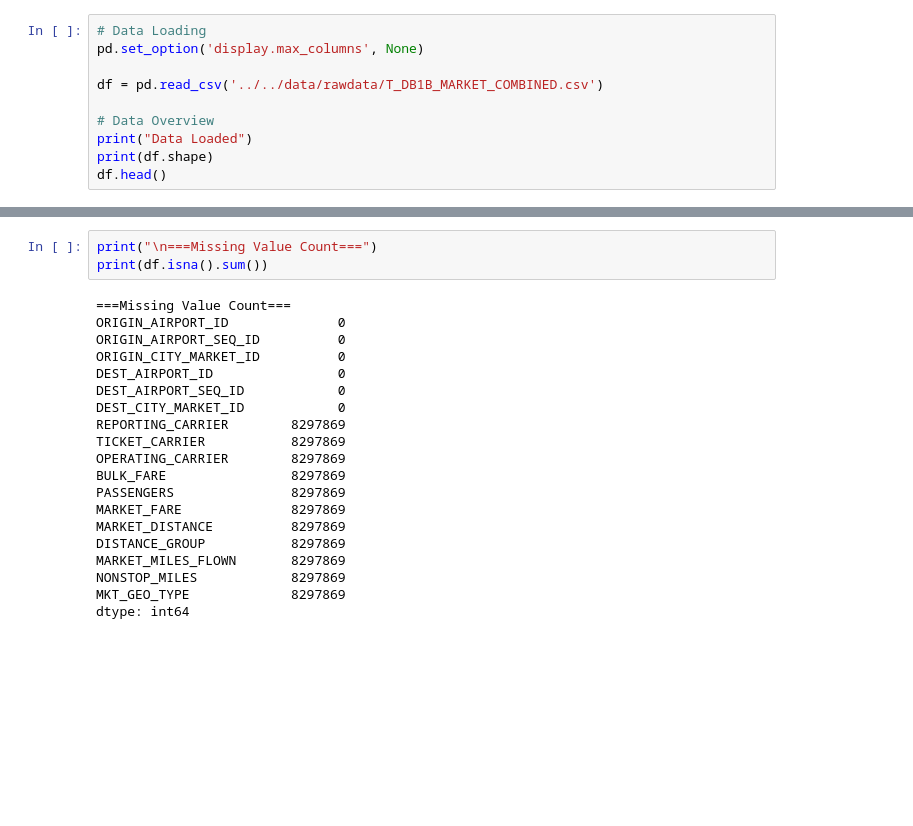
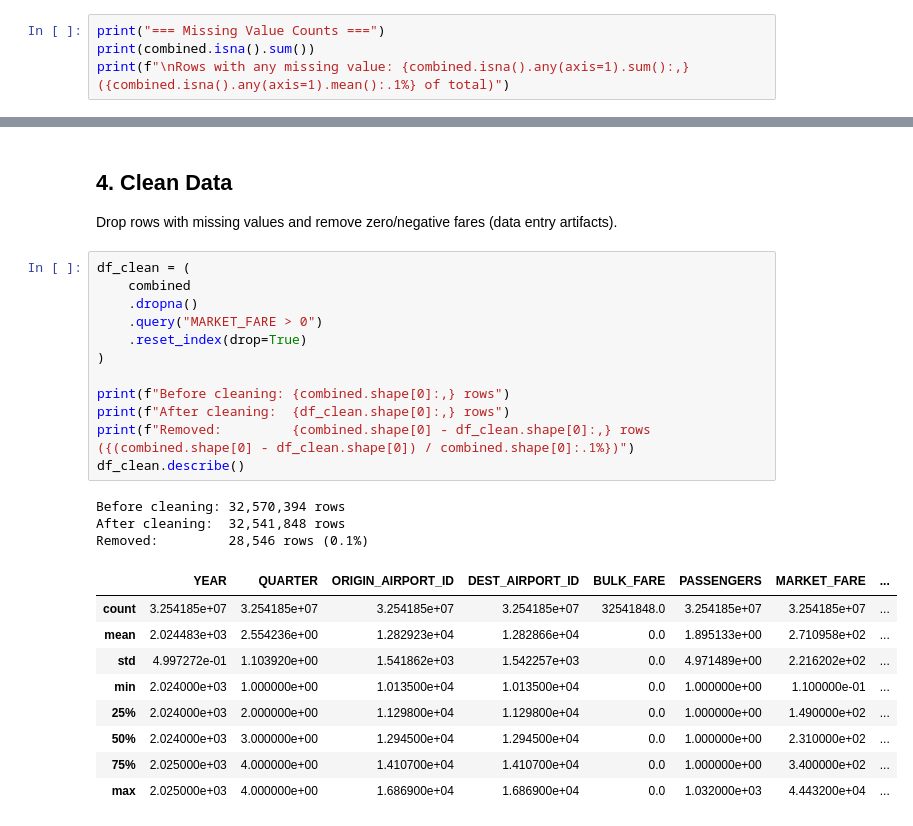
Before and after one commit to normangw/6600-neural-networks, a Jupyter notebook: technical-details/data-cleaning/dataclean.ipynb, the cells around one changed output, grey strips where cells are left out. Saved outputs shown, nothing was run; the diff lists cells and outputs as text; blank space fills up the shorter version.

```diff
--- a/technical-details/data-cleaning/dataclean.ipynb
+++ b/technical-details/data-cleaning/dataclean.ipynb
@@ -82,11 +73,5 @@ combined_df.head()
 # %%
-# Data Loading
-pd.set_option('display.max_columns', None)
-
-df = pd.read_csv('../../data/rawdata/T_DB1B_MARKET_COMBINED.csv')
-
-# Data Overview
-print("Data Loaded")
-print(df.shape)
-df.head()
+print("=== Missing Value Counts ===")
+print(combined.isna().sum())
+print(f"\nRows with any missing value: {combined.isna().any(axis=1).sum():,}  ({combined.isna().any(axis=1).mean():.1%} of total)")
 # %% [output]
@@ -132,23 +97,29 @@ memory usage: 4.1+ GB
+# %% [markdown]
+## 4. Clean Data
+
+Drop rows with missing values and remove zero/negative fares (data entry artifacts).
 # %%
-print("\n===Missing Value Count===")
-print(df.isna().sum())
+df_clean = (
+    combined
+    .dropna()
+    .query("MARKET_FARE > 0")
+    .reset_index(drop=True)
+)
+
+print(f"Before cleaning: {combined.shape[0]:,} rows")
+print(f"After cleaning:  {df_clean.shape[0]:,} rows")
+print(f"Removed:         {combined.shape[0] - df_clean.shape[0]:,} rows ({(combined.shape[0] - df_clean.shape[0]) / combined.shape[0]:.1%})")
+df_clean.describe()
 # %% [output]
-===Missing Value Count===
-ORIGIN_AIRPORT_ID              0
-ORIGIN_AIRPORT_SEQ_ID          0
-ORIGIN_CITY_MARKET_ID          0
-DEST_AIRPORT_ID                0
-DEST_AIRPORT_SEQ_ID            0
-DEST_CITY_MARKET_ID            0
-REPORTING_CARRIER        8297869
-TICKET_CARRIER           8297869
-OPERATING_CARRIER        8297869
-BULK_FARE                8297869
-PASSENGERS               8297869
-MARKET_FARE              8297869
-MARKET_DISTANCE          8297869
-DISTANCE_GROUP           8297869
-MARKET_MILES_FLOWN       8297869
-NONSTOP_MILES            8297869
-MKT_GEO_TYPE             8297869
-dtype: int64
+Before cleaning: 32,570,394 rows
+After cleaning:  32,541,848 rows
+Removed:         28,546 rows (0.1%)
+|  | YEAR | QUARTER | ORIGIN_AIRPORT_ID | DEST_AIRPORT_ID | BULK_FARE | PASSENGERS | MARKET_FARE | ... |
+| count | 3.254185e+07 | 3.254185e+07 | 3.254185e+07 | 3.254185e+07 | 32541848.0 | 3.254185e+07 | 3.254185e+07 | ... |
+| mean | 2.024483e+03 | 2.554236e+00 | 1.282923e+04 | 1.282866e+04 | 0.0 | 1.895133e+00 | 2.710958e+02 | ... |
+| std | 4.997272e-01 | 1.103920e+00 | 1.541862e+03 | 1.542257e+03 | 0.0 | 4.971489e+00 | 2.216202e+02 | ... |
+| min | 2.024000e+03 | 1.000000e+00 | 1.013500e+04 | 1.013500e+04 | 0.0 | 1.000000e+00 | 1.100000e-01 | ... |
+| 25% | 2.024000e+03 | 2.000000e+00 | 1.129800e+04 | 1.129800e+04 | 0.0 | 1.000000e+00 | 1.490000e+02 | ... |
+| 50% | 2.024000e+03 | 3.000000e+00 | 1.294500e+04 | 1.294500e+04 | 0.0 | 1.000000e+00 | 2.310000e+02 | ... |
+| 75% | 2.025000e+03 | 4.000000e+00 | 1.410700e+04 | 1.410700e+04 | 0.0 | 1.000000e+00 | 3.400000e+02 | ... |
+| max | 2.025000e+03 | 4.000000e+00 | 1.686900e+04 | 1.686900e+04 | 0.0 | 1.032000e+03 | 4.443200e+04 | ... |
```
Also changed, not shown: parts of 23 cells of this notebook, 6 other files.
